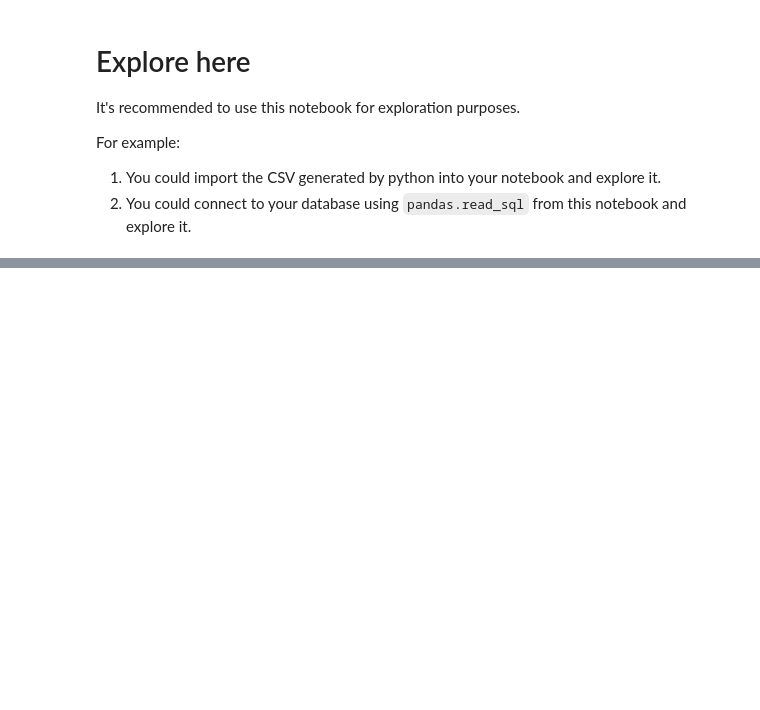
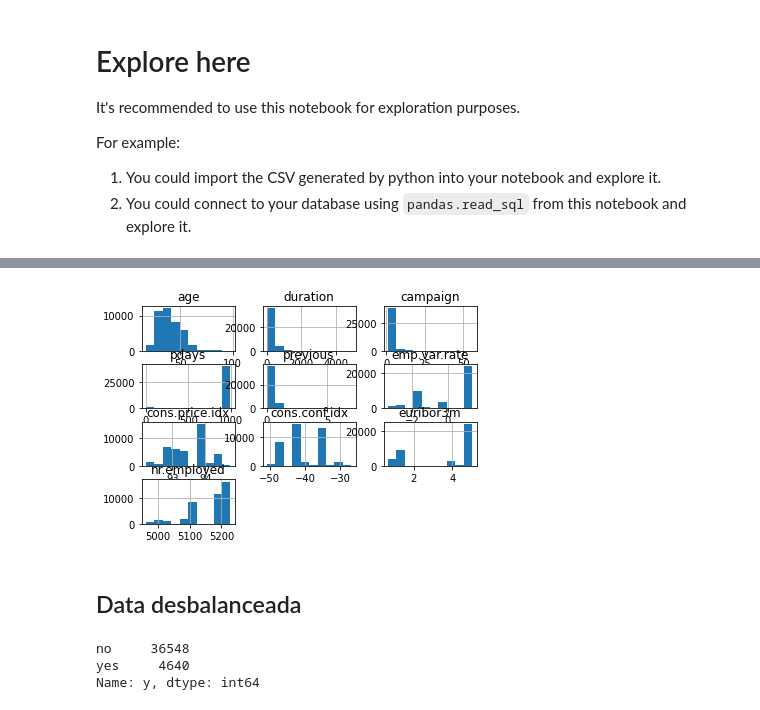
Before and after one commit to sepeca15/Logistic-Regression-Project-Tutorial, a Jupyter notebook: src/explore.ipynb, the cells around one changed output, grey strips where cells are left out. Cells and saved outputs as stored; diff of their text form; code cells hidden in the pictures; blank space fills up the shorter version.

Commit message:
Logistic regression

```diff
--- a/src/explore.ipynb
+++ b/src/explore.ipynb
@@ -23,0 +27,2 @@ print(dataframe.describe())
+# %%
+df_raw = pd.read_csv('https://raw.githubusercontent.com/4GeeksAcademy/logistic-regression-project-tutorial/main/bank-marketing-campaign-data.csv', sep=';')
@@ -23,0 +185,4 @@ print(dataframe.describe())
+# %%
+df_raw['job'] = pd.Categorical(df_raw['job'])
+df_raw['marital'] = pd.Categorical(df_raw['marital'])
+df_raw['housing'] = pd.Categorical(df_raw['housing'])
@@ -23,0 +205,13 @@ print(dataframe.describe())
+# %%
+df_raw.hist()
+plt.show()
+# %% [output]
+[figure, added]
+# %% [markdown]
+##  Data desbalanceada
+# %%
+df_raw['y'].value_counts()
+# %% [output]
+no     36548
+yes     4640
+Name: y, dtype: int64
```
Also changed, not shown: parts of 55 cells of this notebook.
